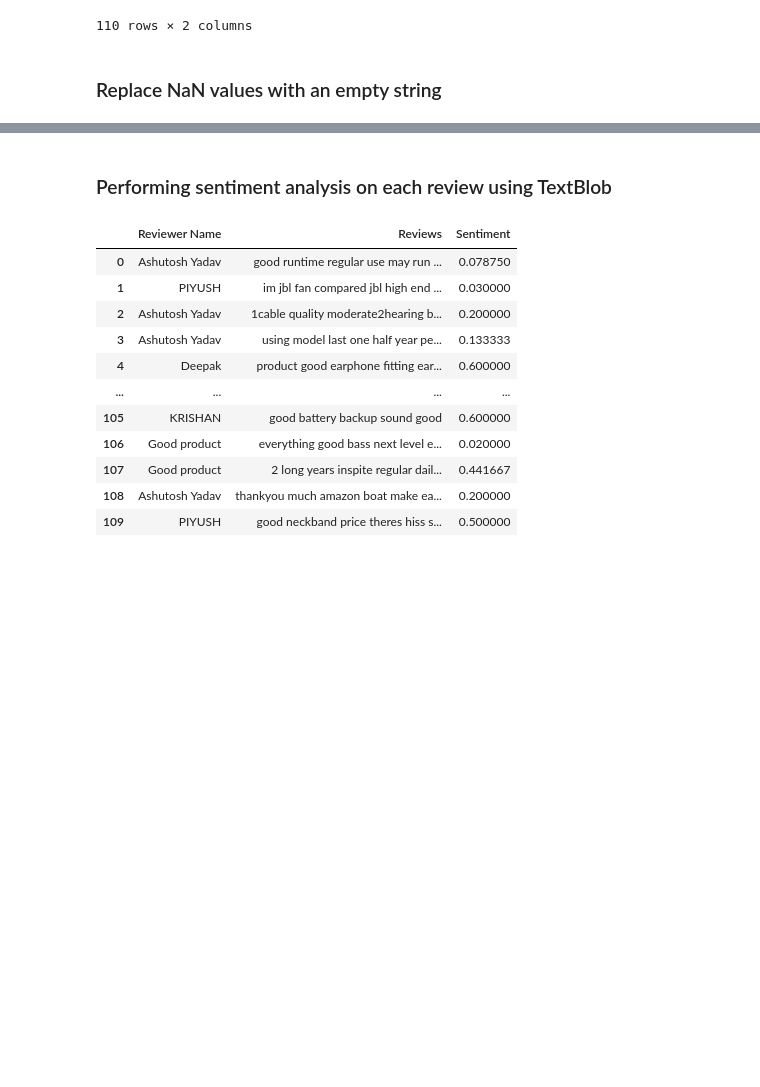
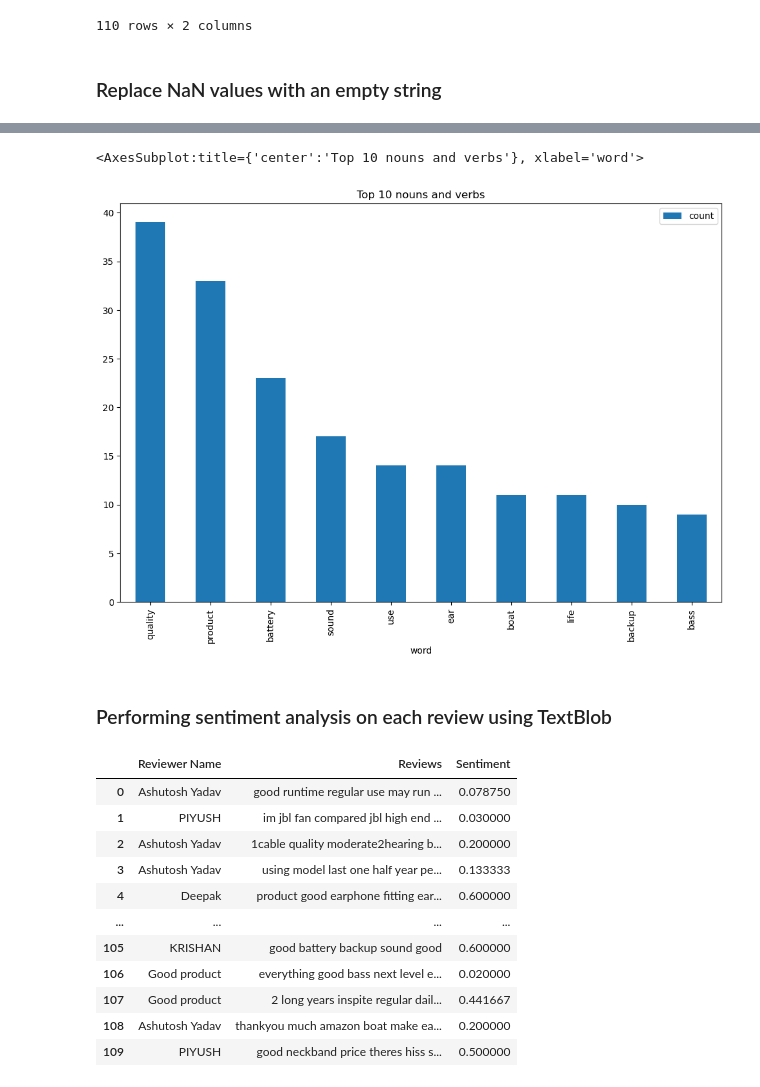
Before and after one commit to KunalDoshi-Code/Data_Science_Assignments, a Jupyter notebook: Assignments/11-Text Mining/Sentiment Analysis on - Amazon Product Reviews/text-mining-emotion-analysis-on-amazon-review.ipynb, the cells around one changed output, grey strips where cells are left out. Saved outputs shown, nothing was run; the diff lists cells and outputs as text; code cells hidden in the pictures; blank space fills up the shorter version.

```diff
--- a/Assignments/11-Text Mining/Sentiment Analysis on - Amazon Product Reviews/text-mining-emotion-analysis-on-amazon-review.ipynb
+++ b/Assignments/11-Text Mining/Sentiment Analysis on - Amazon Product Reviews/text-mining-emotion-analysis-on-amazon-review.ipynb
@@ -41,0 +338,6 @@ data['Reviews'] = data['Reviews'].apply(lambda x: " ".join(x for x in x.split()
+# %%
+nlp=spacy.load('en_core_web_sm')
+
+one_block=reviews_text[:1000]
+doc_block=nlp(one_block)
+spacy.displacy.render(doc_block,style='ent',jupyter=True)
@@ -41,0 +346,3 @@ data['Reviews'] = data['Reviews'].apply(lambda x: " ".join(x for x in x.split()
+# %%
+for token in doc_block[:50]:
+    print(token,token.pos_)
@@ -41,0 +369,5 @@ data['Reviews'] = data['Reviews'].apply(lambda x: " ".join(x for x in x.split()
+# %%
+one_block=reviews_text
+doc_block=nlp(one_block)
+nouns_verbs=[token.text for token in doc_block if token.pos_ in ('NOUN','VERB')]
+print(nouns_verbs[100:200])
@@ -41,0 +376,13 @@ data['Reviews'] = data['Reviews'].apply(lambda x: " ".join(x for x in x.split()
+# %%
+from sklearn.feature_extraction.text import CountVectorizer
+cv=CountVectorizer()
+
+X=cv.fit_transform(nouns_verbs)
+sum_words=X.sum(axis=0)
+
+words_freq=[(word,sum_words[0,idx]) for word,idx in cv.vocabulary_.items()]
+words_freq=sorted(words_freq, key=lambda x: x[1], reverse=True)
+
+wd_df=pd.DataFrame(words_freq)
+wd_df.columns=['word','count']
+wd_df[0:10] # viewing top ten results
@@ -42,3 +401,8 @@ data['Reviews'] = data['Reviews'].apply(lambda x: " ".join(x for x in x.split()
+# %%
+wd_df[0:10].plot.bar(x='word',figsize=(12,8),title='Top 10 nouns and verbs')
+# %% [output]
+<AxesSubplot:title={'center':'Top 10 nouns and verbs'}, xlabel='word'>
+[figure, added]
 # %% [markdown]
 ### Performing sentiment analysis on each review using TextBlob
 # %%
```
Also changed, not shown: parts of 44 cells of this notebook.
